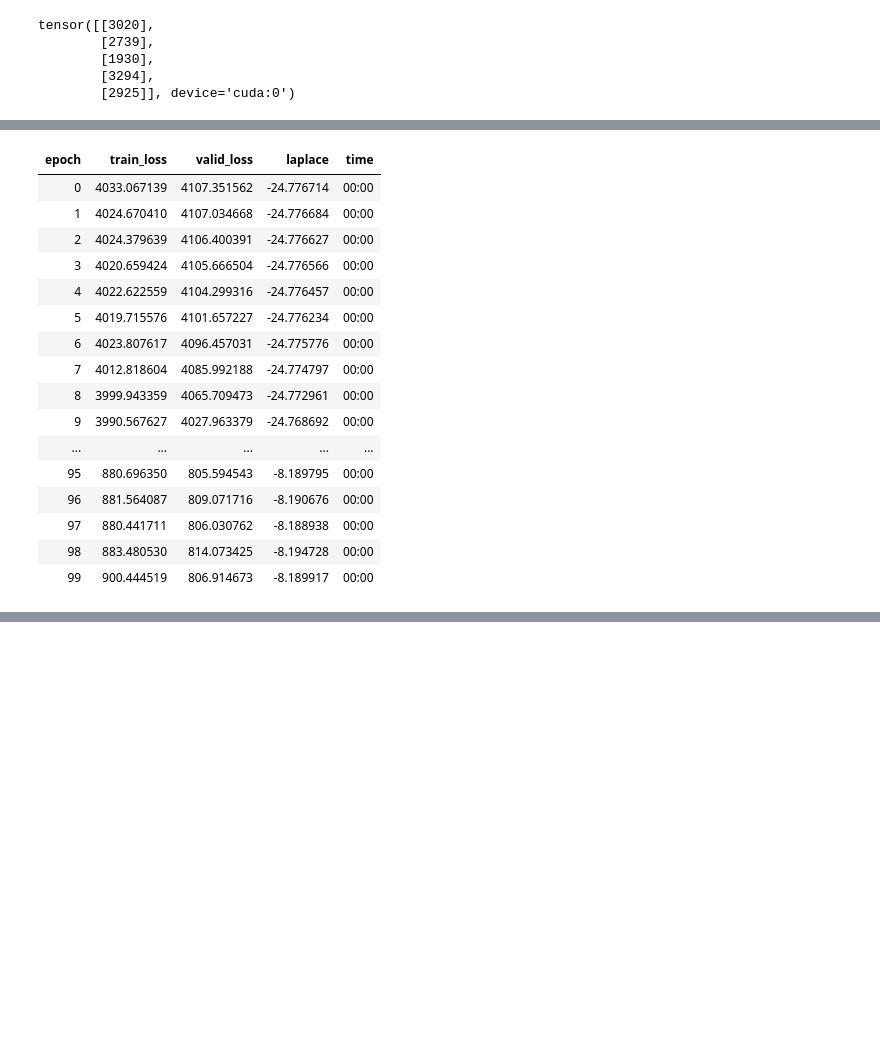
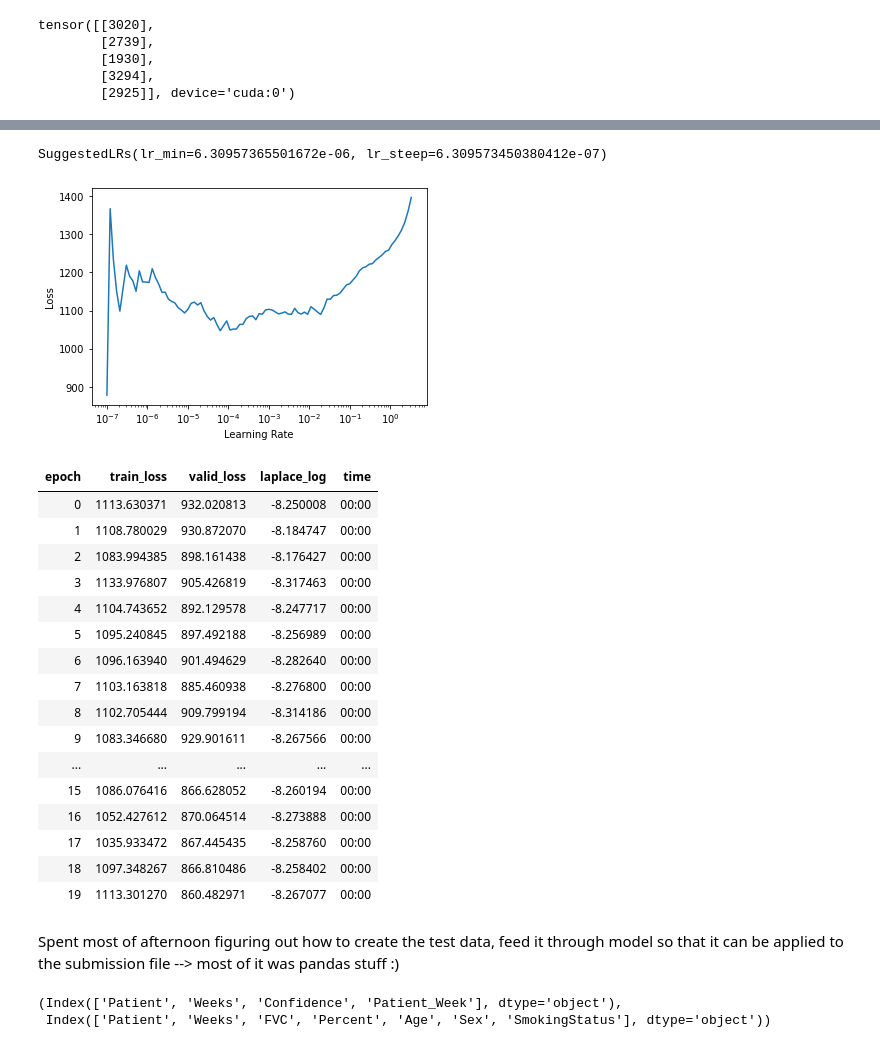
Before and after one commit to alibabaz/kaggle_osic_pulmonary_fibrosis, a Jupyter notebook: tabular_initial.ipynb, the cells around one changed output, grey strips where cells are left out. Drawn from its saved outputs; the diff is of its cells as text; code cells hidden in the pictures; blank space fills up the shorter version.

```diff
--- a/tabular_initial.ipynb
+++ b/tabular_initial.ipynb
@@ -436,22 +392,3 @@ dls2.show_batch()
-# %%
-learn = tabular_learner(dls2, loss_func=quantile_loss,
-                        metrics=laplace, n_out=3)
-learn.fit_one_cycle(100)
-# %% [output]
-| epoch | train_loss | valid_loss | laplace | time |
-| 0 | 4033.067139 | 4107.351562 | -24.776714 | 00:00 |
-| 1 | 4024.670410 | 4107.034668 | -24.776684 | 00:00 |
-| 2 | 4024.379639 | 4106.400391 | -24.776627 | 00:00 |
-| 3 | 4020.659424 | 4105.666504 | -24.776566 | 00:00 |
-| 4 | 4022.622559 | 4104.299316 | -24.776457 | 00:00 |
-| 5 | 4019.715576 | 4101.657227 | -24.776234 | 00:00 |
-| 6 | 4023.807617 | 4096.457031 | -24.775776 | 00:00 |
-| 7 | 4012.818604 | 4085.992188 | -24.774797 | 00:00 |
-| 8 | 3999.943359 | 4065.709473 | -24.772961 | 00:00 |
-| 9 | 3990.567627 | 4027.963379 | -24.768692 | 00:00 |
-| ... | ... | ... | ... | ... |
-| 95 | 880.696350 | 805.594543 | -8.189795 | 00:00 |
-| 96 | 881.564087 | 809.071716 | -8.190676 | 00:00 |
-| 97 | 880.441711 | 806.030762 | -8.188938 | 00:00 |
-| 98 | 883.480530 | 814.073425 | -8.194728 | 00:00 |
-| 99 | 900.444519 | 806.914673 | -8.189917 | 00:00 |
+# %%
+learn.lr_find()
+# %% [output]
@@ -457,0 +396,24 @@ learn.fit_one_cycle(100)
+SuggestedLRs(lr_min=6.30957365501672e-06, lr_steep=6.309573450380412e-07)
+[figure, added]
+# %%
+learn.fit_one_cycle(20, max_lr=slice(3e-7, 3e-5), wd=0.1)
+# %% [output]
+| epoch | train_loss | valid_loss | laplace_log | time |
+| 0 | 1113.630371 | 932.020813 | -8.250008 | 00:00 |
+| 1 | 1108.780029 | 930.872070 | -8.184747 | 00:00 |
+| 2 | 1083.994385 | 898.161438 | -8.176427 | 00:00 |
+| 3 | 1133.976807 | 905.426819 | -8.317463 | 00:00 |
+| 4 | 1104.743652 | 892.129578 | -8.247717 | 00:00 |
+| 5 | 1095.240845 | 897.492188 | -8.256989 | 00:00 |
+| 6 | 1096.163940 | 901.494629 | -8.282640 | 00:00 |
+| 7 | 1103.163818 | 885.460938 | -8.276800 | 00:00 |
+| 8 | 1102.705444 | 909.799194 | -8.314186 | 00:00 |
+| 9 | 1083.346680 | 929.901611 | -8.267566 | 00:00 |
+| ... | ... | ... | ... | ... |
+| 15 | 1086.076416 | 866.628052 | -8.260194 | 00:00 |
+| 16 | 1052.427612 | 870.064514 | -8.273888 | 00:00 |
+| 17 | 1035.933472 | 867.445435 | -8.258760 | 00:00 |
+| 18 | 1097.348267 | 866.810486 | -8.258402 | 00:00 |
+| 19 | 1113.301270 | 860.482971 | -8.267077 | 00:00 |
+# %% [markdown]
+Spent most of afternoon figuring out how to create the test data, feed it through model so that it can be applied to the submission file --> most of it was pandas stuff :)
@@ -457,0 +425,5 @@ learn.fit_one_cycle(100)
+# %%
+sub.columns, test_df.columns
+# %% [output]
+(Index(['Patient', 'Weeks', 'Confidence', 'Patient_Week'], dtype='object'),
+ Index(['Patient', 'Weeks', 'FVC', 'Percent', 'Age', 'Sex', 'SmokingStatus'], dtype='object'))
```
Also changed, not shown: parts of 32 cells of this notebook.
